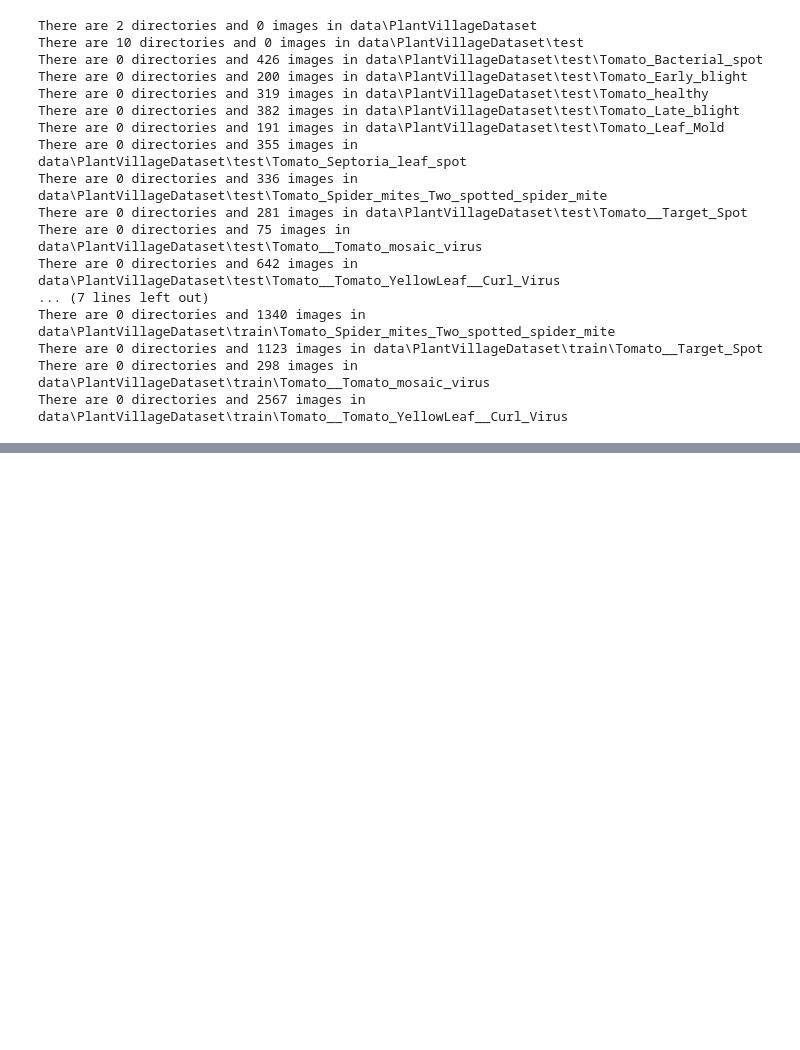
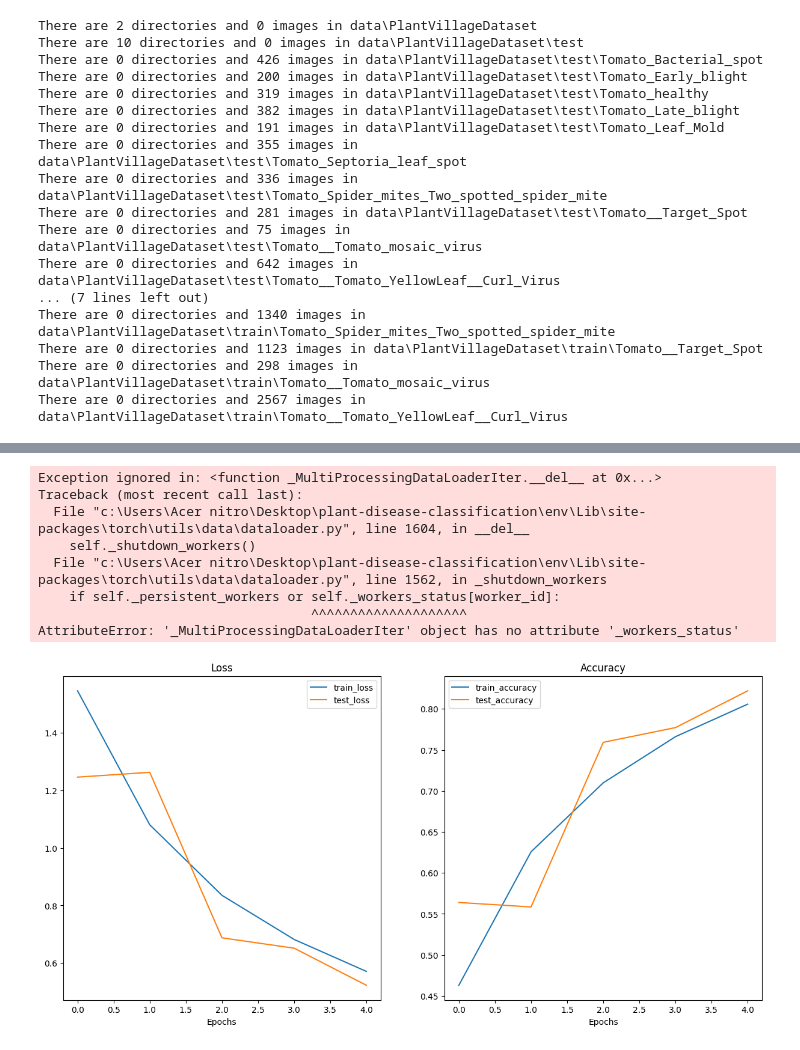
Before and after one commit to Suyog-16/plant-disease-classification, a Jupyter notebook: main.ipynb, the cells around one changed output, grey strips where cells are left out. Drawn from its saved outputs; the diff is of its cells as text; code cells hidden in the pictures; blank space fills up the shorter version.

```diff
--- a/main.ipynb
+++ b/main.ipynb
@@ -37,0 +146,2 @@ There are 0 directories and 2567 images in data\PlantVillageDataset\train\Tomato
+# %%
+device = 'cuda' if torch.cuda.is_available() else "cpu"
@@ -37,0 +435,53 @@ There are 0 directories and 2567 images in data\PlantVillageDataset\train\Tomato
+# %%
+def plot_loss_curves(results: dict[str, list[float]]):
+    """Plots training curves of a results dictionary.
+
+    Args:
+        results (dict): dictionary containing list of values, e.g.
+            {"train_loss": [...],
+             "train_acc": [...],
+             "test_loss": [...],
+             "test_acc": [...]}
+    """
+
+    # Get the loss values of the results dictionary (training and test)
+    loss = results['train_loss']
+    test_loss = results['test_loss']
+
+    # Get the accuracy values of the results dictionary (training and test)
+    accuracy = results['train_acc']
+    test_accuracy = results['test_acc']
+
+    # Figure out how many epochs there were
+    epochs = range(len(results['train_loss']))
+
+    # Setup a plot
+    plt.figure(figsize=(15, 7))
+
+    # Plot loss
+    plt.subplot(1, 2, 1)
+    plt.plot(epochs, loss, label='train_loss')
+    plt.plot(epochs, test_loss, label='test_loss')
+    plt.title('Loss')
+    plt.xlabel('Epochs')
+    plt.legend()
+
+    # Plot accuracy
+    plt.subplot(1, 2, 2)
+    plt.plot(epochs, accuracy, label='train_accuracy')
+    plt.plot(epochs, test_accuracy, label='test_accuracy')
+    plt.title('Accuracy')
+    plt.xlabel('Epochs')
+    plt.legend();
+# %%
+plot_loss_curves(results=model_0_results)
+# %% [output]
+Exception ignored in: <function _MultiProcessingDataLoaderIter.__del__ at 0x...>
+Traceback (most recent call last):
+  File "c:\Users\Acer nitro\Desktop\plant-disease-classification\env\Lib\site-packages\torch\utils\data\dataloader.py", line 1604, in __del__
+    self._shutdown_workers()
+  File "c:\Users\Acer nitro\Desktop\plant-disease-classification\env\Lib\site-packages\torch\utils\data\dataloader.py", line 1562, in _shutdown_workers
+    if self._persistent_workers or self._workers_status[worker_id]:
+                                   ^^^^^^^^^^^^^^^^^^^^
+AttributeError: '_MultiProcessingDataLoaderIter' object has no attribute '_workers_status'
+[figure, added]
```
Also changed, not shown: parts of 14 cells of this notebook, 1 other file.
